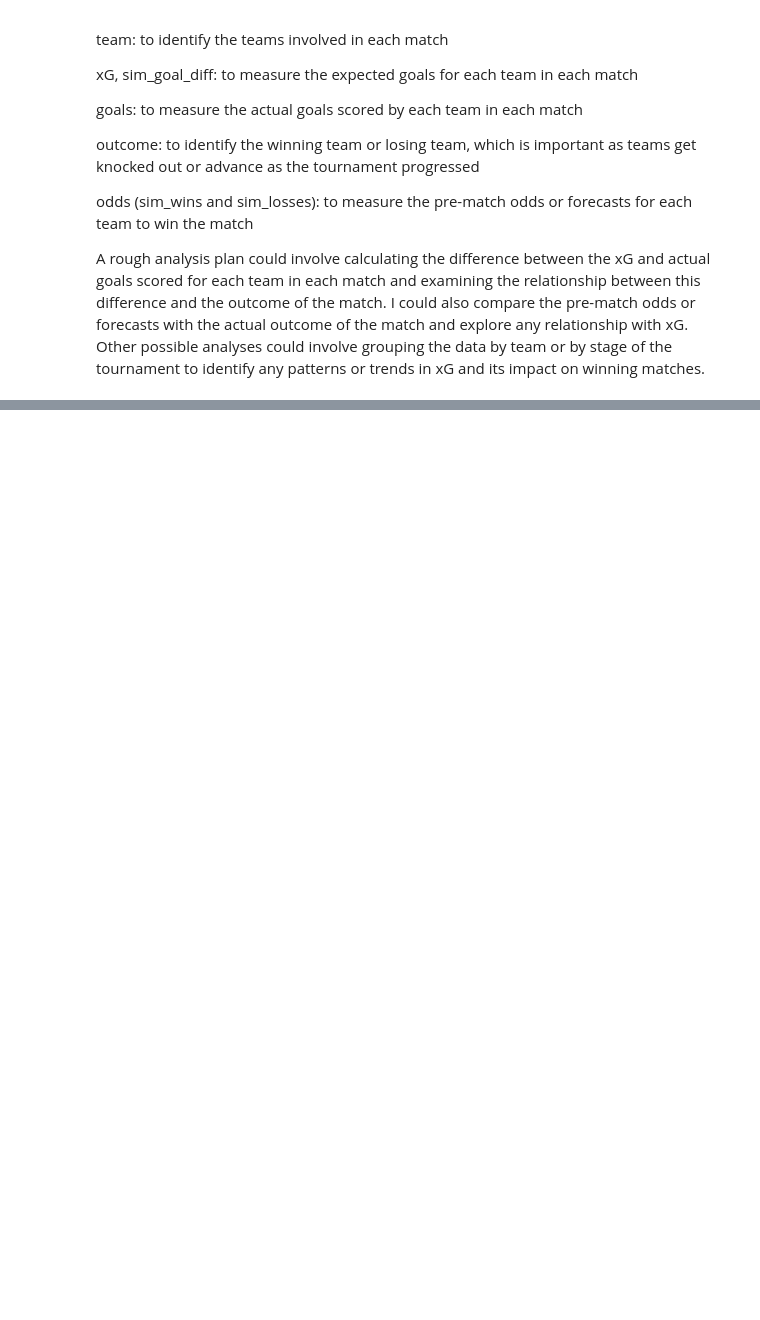
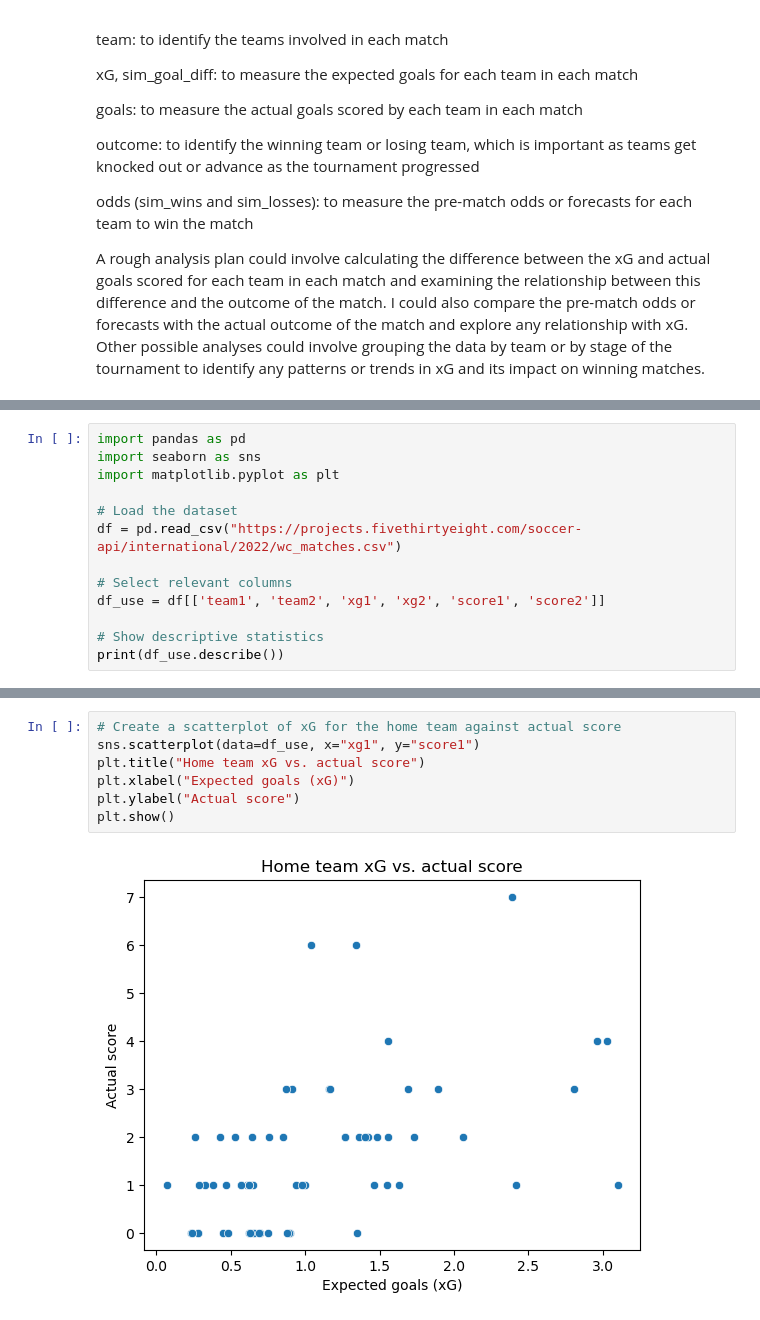
Before and after one commit to ubco-W2022T2-data301/project-group-group41, a Jupyter notebook: analysis/analysis3_Tony_Ngo.ipynb, the cells around one changed output, grey strips where cells are left out. Saved outputs shown, nothing was run; the diff lists cells and outputs as text; blank space fills up the shorter version.

```diff
--- a/analysis/analysis3_Tony_Ngo.ipynb
+++ b/analysis/analysis3_Tony_Ngo.ipynb
@@ -55,0 +74,13 @@ df_use.head(9)
+# %%
+import pandas as pd
+import seaborn as sns
+import matplotlib.pyplot as plt
+
+# Load the dataset
+df = pd.read_csv("https://projects.fivethirtyeight.com/soccer-api/international/2022/wc_matches.csv")
+
+# Select relevant columns
+df_use = df[['team1', 'team2', 'xg1', 'xg2', 'score1', 'score2']]
+
+# Show descriptive statistics
+print(df_use.describe())
@@ -55,0 +101,9 @@ df_use.head(9)
+# %%
+# Create a scatterplot of xG for the home team against actual score
+sns.scatterplot(data=df_use, x="xg1", y="score1")
+plt.title("Home team xG vs. actual score")
+plt.xlabel("Expected goals (xG)")
+plt.ylabel("Actual score")
+plt.show()
+# %% [output]
+[figure, added]
```
Also changed, not shown: parts of 9 cells of this notebook.
